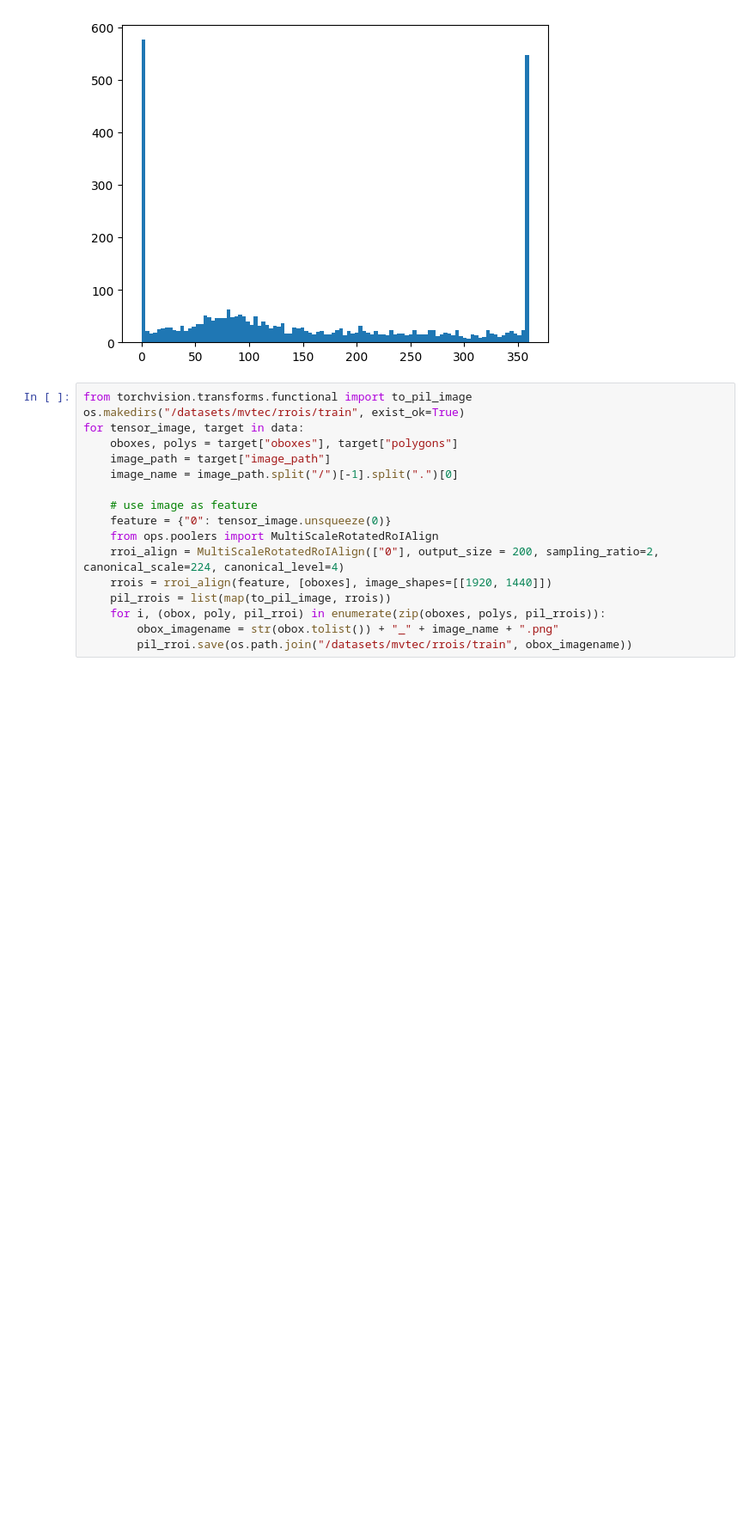
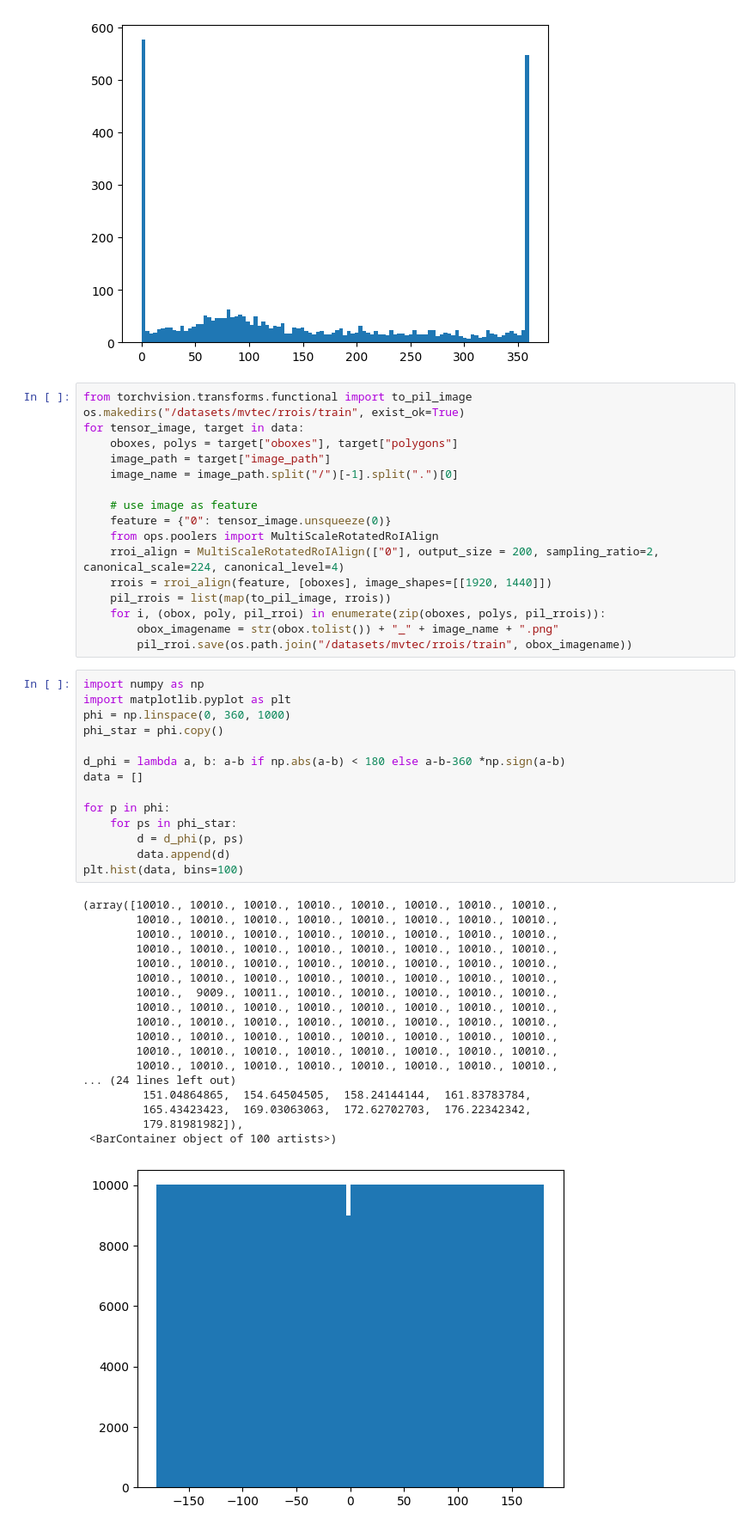
Before and after one commit to crazyboy9103/oriented_detection, a Jupyter notebook: notebooks/data.ipynb, the cells around one changed output. Shown at 86% size. Cells and saved outputs as stored; diff of their text form; blank space fills up the shorter version.

```diff
--- a/notebooks/data.ipynb
+++ b/notebooks/data.ipynb
@@ -174,3 +174,36 @@ for tensor_image, target in data:
     for i, (obox, poly, pil_rroi) in enumerate(zip(oboxes, polys, pil_rrois)):
         obox_imagename = str(obox.tolist()) + "_" + image_name + ".png"
         pil_rroi.save(os.path.join("/datasets/mvtec/rrois/train", obox_imagename))
+# %%
+import numpy as np
+import matplotlib.pyplot as plt
+phi = np.linspace(0, 360, 1000)
+phi_star = phi.copy()
+
+d_phi = lambda a, b: a-b if np.abs(a-b) < 180 else a-b-360 *np.sign(a-b)
+data = []
+
+for p in phi:
+    for ps in phi_star:
+        d = d_phi(p, ps)
+        data.append(d)
+plt.hist(data, bins=100)
+# %% [output]
+(array([10010., 10010., 10010., 10010., 10010., 10010., 10010., 10010.,
+        10010., 10010., 10010., 10010., 10010., 10010., 10010., 10010.,
+        10010., 10010., 10010., 10010., 10010., 10010., 10010., 10010.,
+        10010., 10010., 10010., 10010., 10010., 10010., 10010., 10010.,
+        10010., 10010., 10010., 10010., 10010., 10010., 10010., 10010.,
+        10010., 10010., 10010., 10010., 10010., 10010., 10010., 10010.,
+        10010.,  9009., 10011., 10010., 10010., 10010., 10010., 10010.,
+        10010., 10010., 10010., 10010., 10010., 10010., 10010., 10010.,
+        10010., 10010., 10010., 10010., 10010., 10010., 10010., 10010.,
+        10010., 10010., 10010., 10010., 10010., 10010., 10010., 10010.,
+        10010., 10010., 10010., 10010., 10010., 10010., 10010., 10010.,
+        10010., 10010., 10010., 10010., 10010., 10010., 10010., 10010.,
+... (24 lines left out)
+         151.04864865,  154.64504505,  158.24144144,  161.83783784,
+         165.43423423,  169.03063063,  172.62702703,  176.22342342,
+         179.81981982]),
+ <BarContainer object of 100 artists>)
+[figure, added]
```
Also changed, not shown: 8 other files.
